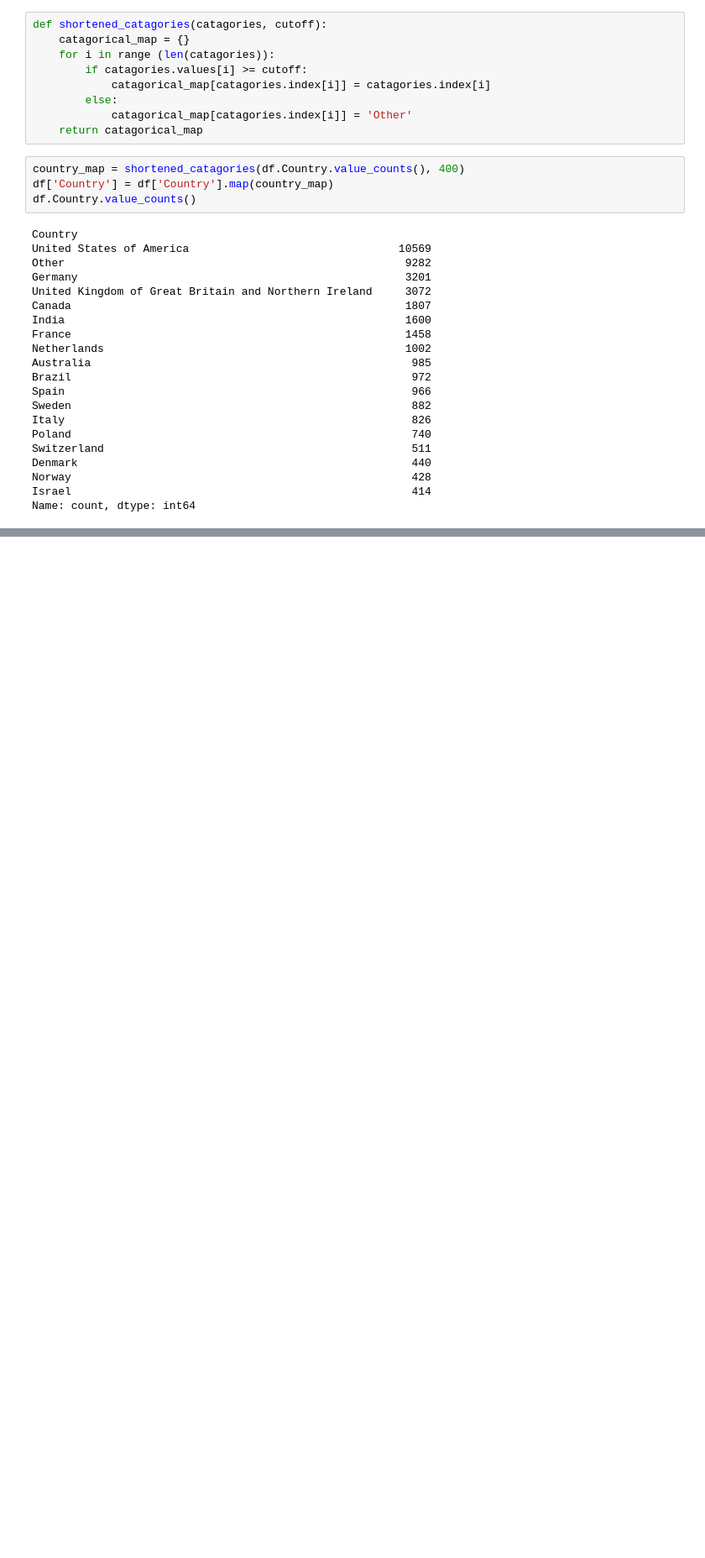
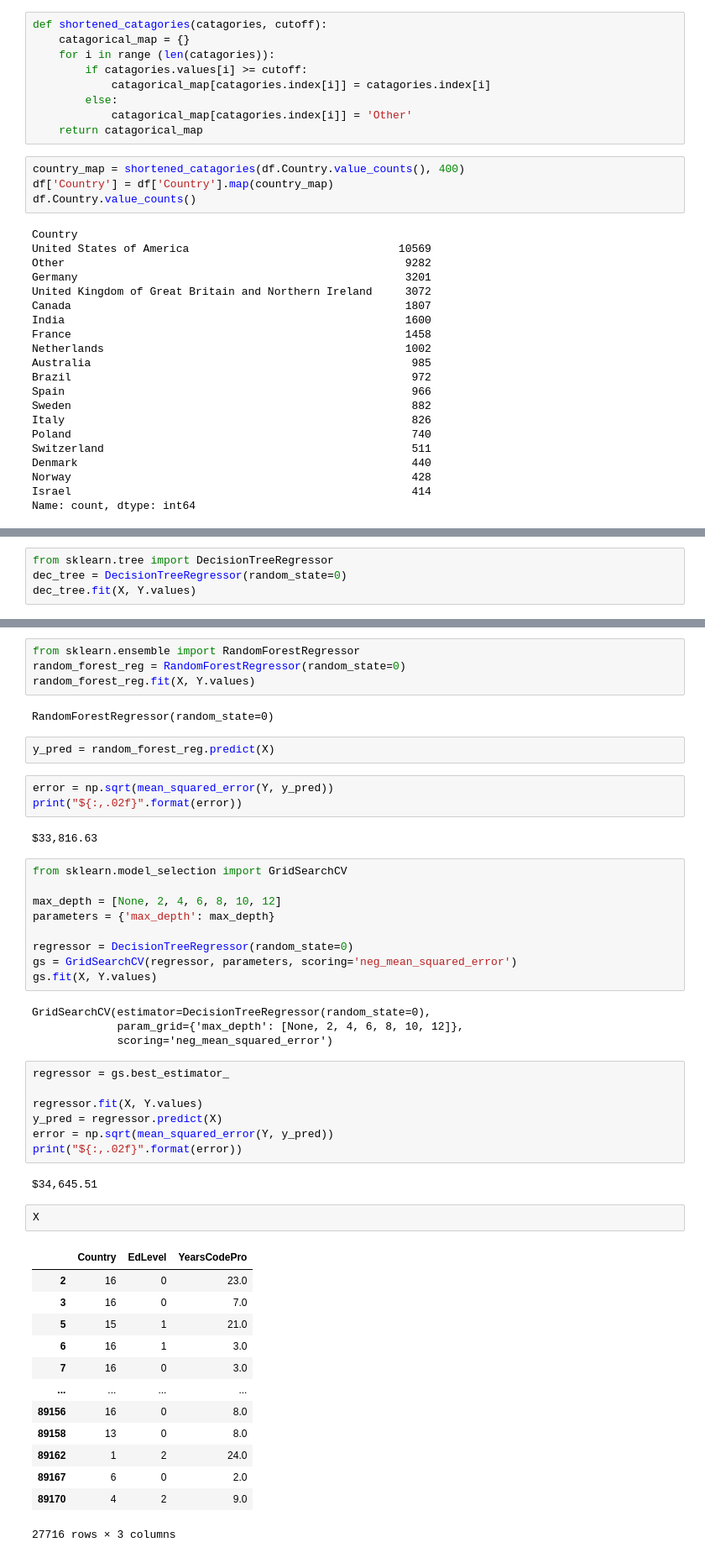
Before and after one commit to collinshen123/Salary-ML-App, a Jupyter notebook: SalaryPrediction.ipynb, the cells around one changed output, grey strips where cells are left out. Shown: that part at 84% size. Saved outputs shown, nothing was run; the diff lists cells and outputs as text; blank space fills up the shorter version.

```diff
--- a/SalaryPrediction.ipynb
+++ b/SalaryPrediction.ipynb
@@ -130,0 +236,4 @@ Name: count, dtype: int64
+# %%
+from sklearn.tree import DecisionTreeRegressor
+dec_tree = DecisionTreeRegressor(random_state=0)
+dec_tree.fit(X, Y.values)
@@ -130,0 +249,51 @@ Name: count, dtype: int64
+# %%
+from sklearn.ensemble import RandomForestRegressor
+random_forest_reg = RandomForestRegressor(random_state=0)
+random_forest_reg.fit(X, Y.values)
+# %% [output]
+RandomForestRegressor(random_state=0)
+# %%
+y_pred = random_forest_reg.predict(X)
+# %%
+error = np.sqrt(mean_squared_error(Y, y_pred))
+print("${:,.02f}".format(error))
+# %% [output]
+$33,816.63
+# %%
+from sklearn.model_selection import GridSearchCV
+
+max_depth = [None, 2, 4, 6, 8, 10, 12]
+parameters = {'max_depth': max_depth}
+
+regressor = DecisionTreeRegressor(random_state=0)
+gs = GridSearchCV(regressor, parameters, scoring='neg_mean_squared_error')
+gs.fit(X, Y.values)
+# %% [output]
+GridSearchCV(estimator=DecisionTreeRegressor(random_state=0),
+             param_grid={'max_depth': [None, 2, 4, 6, 8, 10, 12]},
+             scoring='neg_mean_squared_error')
+# %%
+regressor = gs.best_estimator_
+
+regressor.fit(X, Y.values)
+y_pred = regressor.predict(X)
+error = np.sqrt(mean_squared_error(Y, y_pred))
+print("${:,.02f}".format(error))
+# %% [output]
+$34,645.51
+# %%
+X
+# %% [output]
+|  | Country | EdLevel | YearsCodePro |
+| 2 | 16 | 0 | 23.0 |
+| 3 | 16 | 0 | 7.0 |
+| 5 | 15 | 1 | 21.0 |
+| 6 | 16 | 1 | 3.0 |
+| 7 | 16 | 0 | 3.0 |
+| ... | ... | ... | ... |
+| 89156 | 16 | 0 | 8.0 |
+| 89158 | 13 | 0 | 8.0 |
+| 89162 | 1 | 2 | 24.0 |
+| 89167 | 6 | 0 | 2.0 |
+| 89170 | 4 | 2 | 9.0 |
+27716 rows × 3 columns
```
Also changed, not shown: parts of 27 cells of this notebook, 1 other file.
